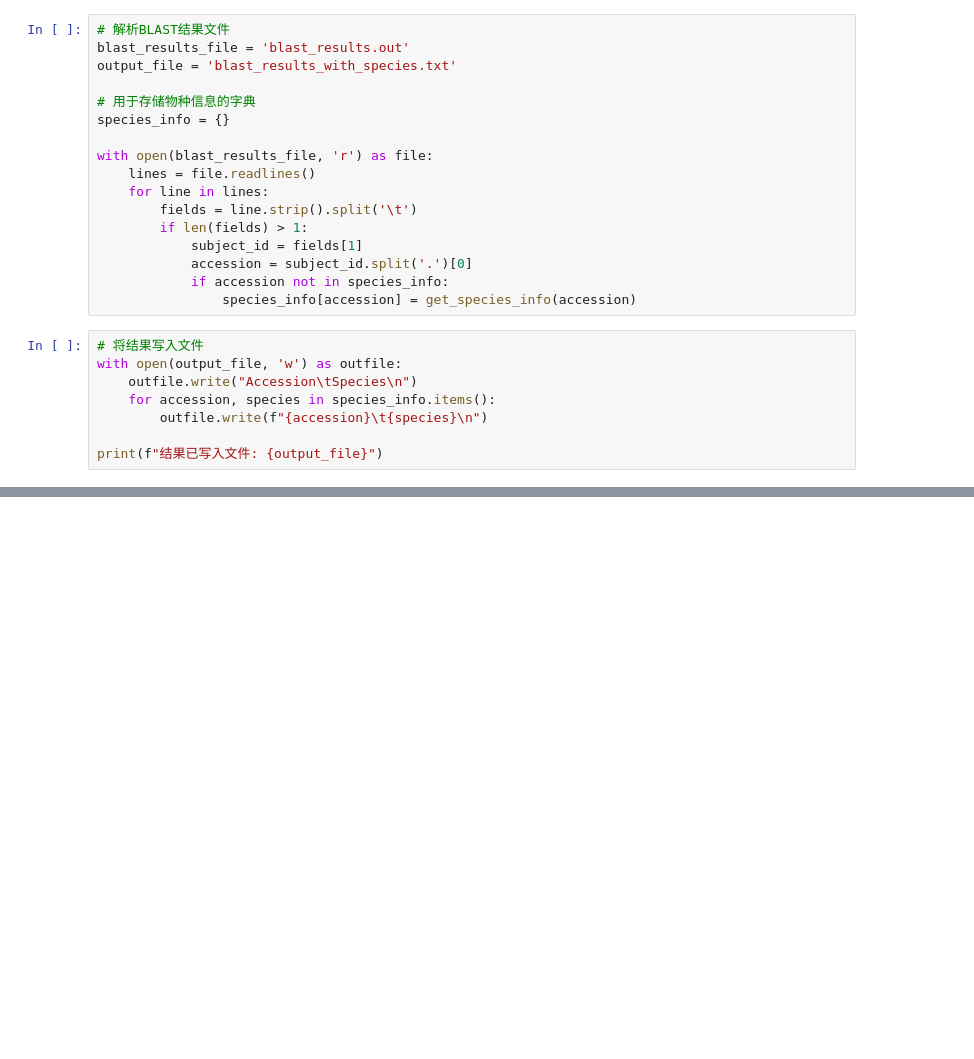
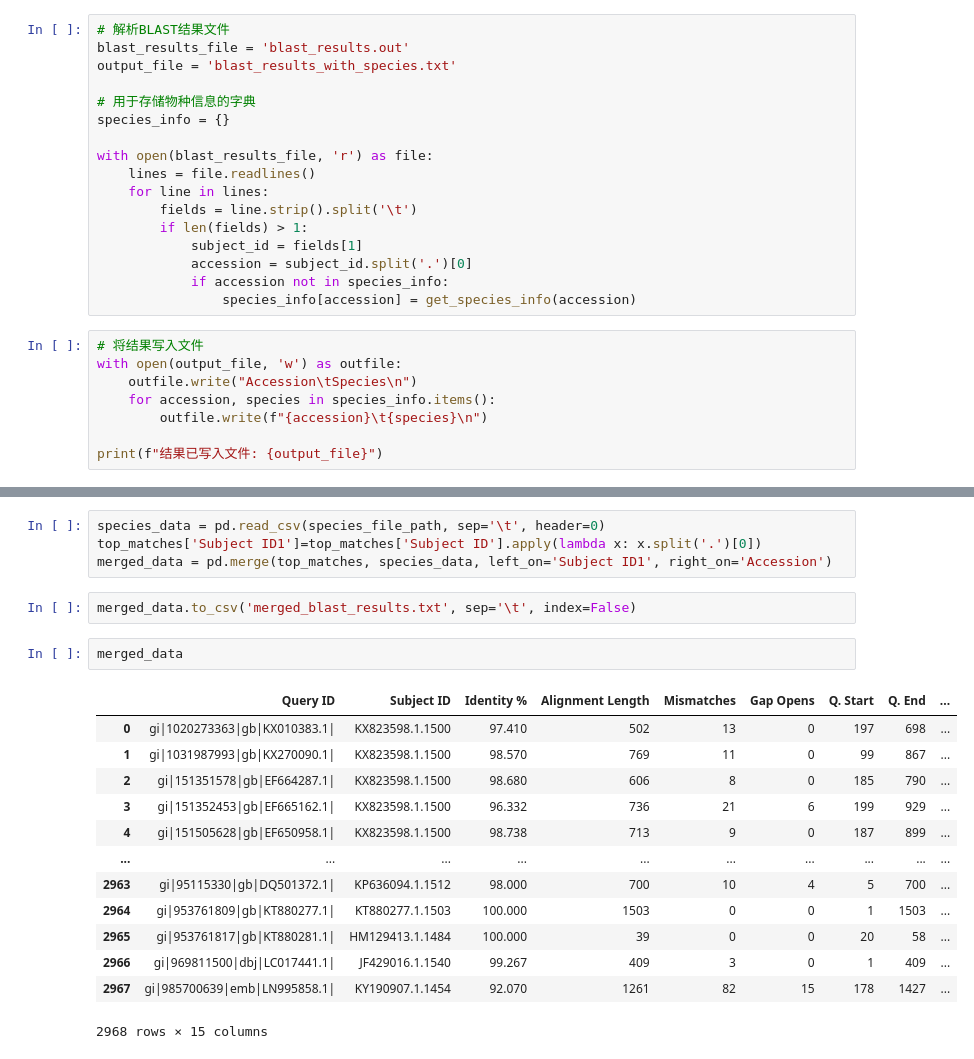
Before and after one commit to DeweyYihengDu/PVC, a Jupyter notebook: tree/select-species-name.ipynb, the cells around one changed output, grey strips where cells are left out. Drawn from its saved outputs; the diff is of its cells as text; blank space fills up the shorter version.

```diff
--- a/tree/select-species-name.ipynb
+++ b/tree/select-species-name.ipynb
@@ -46,0 +152,22 @@ KeyError: 'E-value'
+# %%
+species_data = pd.read_csv(species_file_path, sep='\t', header=0)
+top_matches['Subject ID1']=top_matches['Subject ID'].apply(lambda x: x.split('.')[0])
+merged_data = pd.merge(top_matches, species_data, left_on='Subject ID1', right_on='Accession')
+# %%
+merged_data.to_csv('merged_blast_results.txt', sep='\t', index=False)
+# %%
+merged_data
+# %% [output]
+|  | Query ID | Subject ID | Identity % | Alignment Length | Mismatches | Gap Opens | Q. Start | Q. End | ... |
+| 0 | gi|1020273363|gb|KX010383.1| | KX823598.1.1500 | 97.410 | 502 | 13 | 0 | 197 | 698 | ... |
+| 1 | gi|1031987993|gb|KX270090.1| | KX823598.1.1500 | 98.570 | 769 | 11 | 0 | 99 | 867 | ... |
+| 2 | gi|151351578|gb|EF664287.1| | KX823598.1.1500 | 98.680 | 606 | 8 | 0 | 185 | 790 | ... |
+| 3 | gi|151352453|gb|EF665162.1| | KX823598.1.1500 | 96.332 | 736 | 21 | 6 | 199 | 929 | ... |
+| 4 | gi|151505628|gb|EF650958.1| | KX823598.1.1500 | 98.738 | 713 | 9 | 0 | 187 | 899 | ... |
+| ... | ... | ... | ... | ... | ... | ... | ... | ... | ... |
+| 2963 | gi|95115330|gb|DQ501372.1| | KP636094.1.1512 | 98.000 | 700 | 10 | 4 | 5 | 700 | ... |
+| 2964 | gi|953761809|gb|KT880277.1| | KT880277.1.1503 | 100.000 | 1503 | 0 | 0 | 1 | 1503 | ... |
+| 2965 | gi|953761817|gb|KT880281.1| | HM129413.1.1484 | 100.000 | 39 | 0 | 0 | 20 | 58 | ... |
+| 2966 | gi|969811500|dbj|LC017441.1| | JF429016.1.1540 | 99.267 | 409 | 3 | 0 | 1 | 409 | ... |
+| 2967 | gi|985700639|emb|LN995858.1| | KY190907.1.1454 | 92.070 | 1261 | 82 | 15 | 178 | 1427 | ... |
+2968 rows × 15 columns
```
Also changed, not shown: parts of 8 cells of this notebook.
